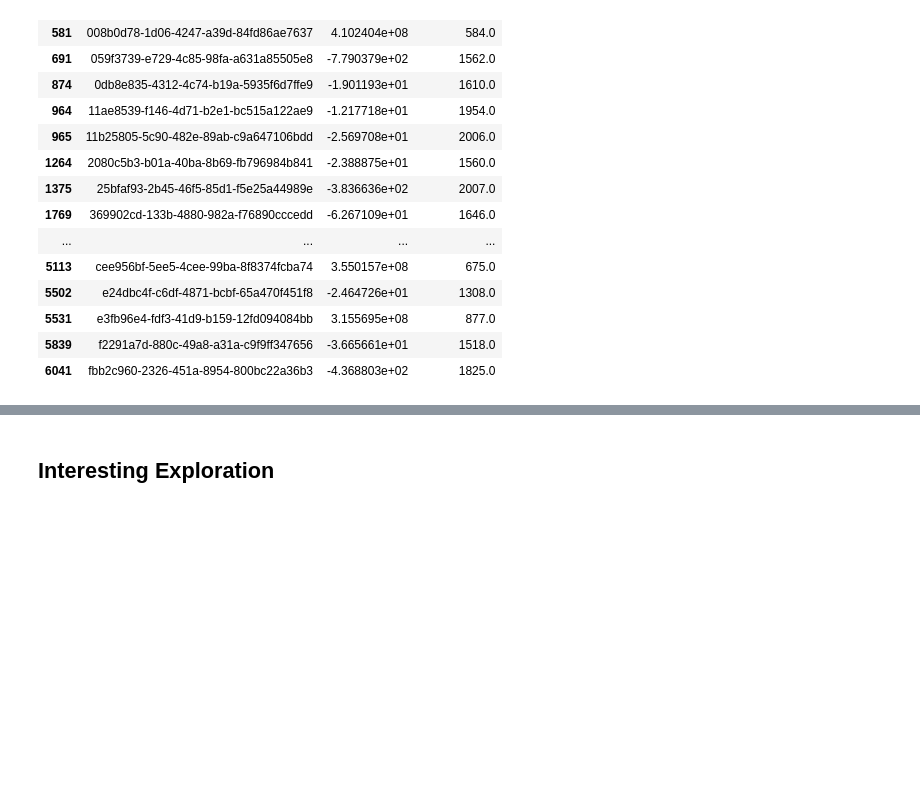
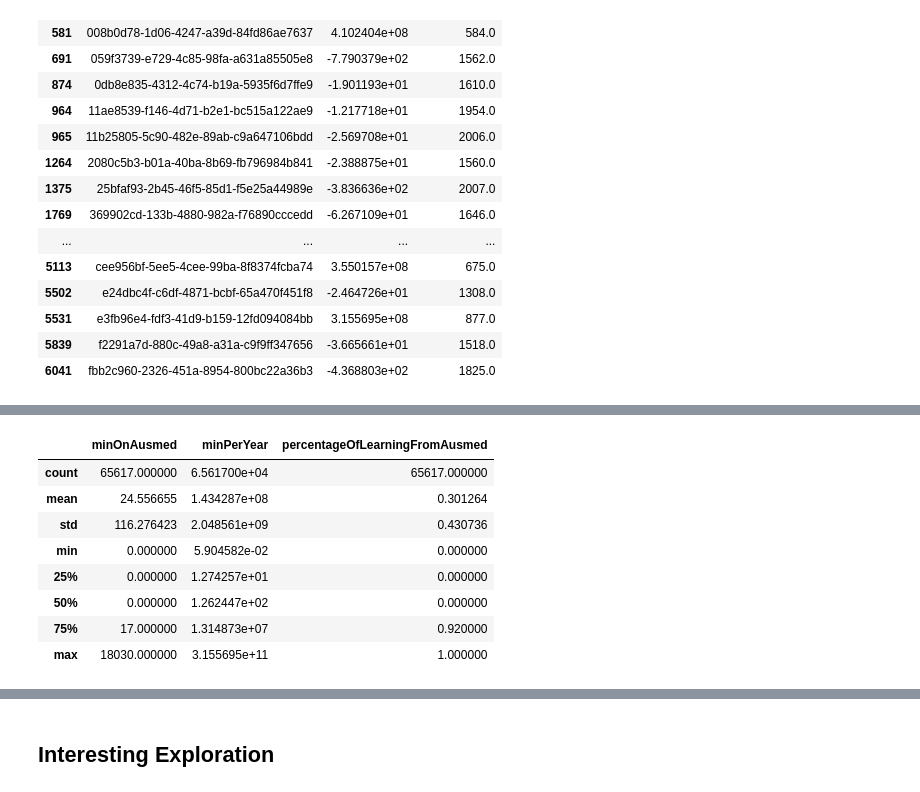
Before and after one commit to BenQuartermaine/customerclustering, a Jupyter notebook: notebooks/ran.ipynb, the cells around one changed output, grey strips where cells are left out. Drawn from its saved outputs; the diff is of its cells as text; code cells hidden in the pictures; blank space fills up the shorter version.

```diff
--- a/notebooks/ran.ipynb
+++ b/notebooks/ran.ipynb
@@ -1025,0 +916,12 @@ dtype: float64
+# %%
+df_act.describe()
+# %% [output]
+|  | minOnAusmed | minPerYear | percentageOfLearningFromAusmed |
+| count | 65617.000000 | 6.561700e+04 | 65617.000000 |
+| mean | 24.556655 | 1.434287e+08 | 0.301264 |
+| std | 116.276423 | 2.048561e+09 | 0.430736 |
+| min | 0.000000 | 5.904582e-02 | 0.000000 |
+| 25% | 0.000000 | 1.274257e+01 | 0.000000 |
+| 50% | 0.000000 | 1.262447e+02 | 0.000000 |
+| 75% | 17.000000 | 1.314873e+07 | 0.920000 |
+| max | 18030.000000 | 3.155695e+11 | 1.000000 |
```
Also changed, not shown: parts of 5 cells of this notebook, 1 other file.
